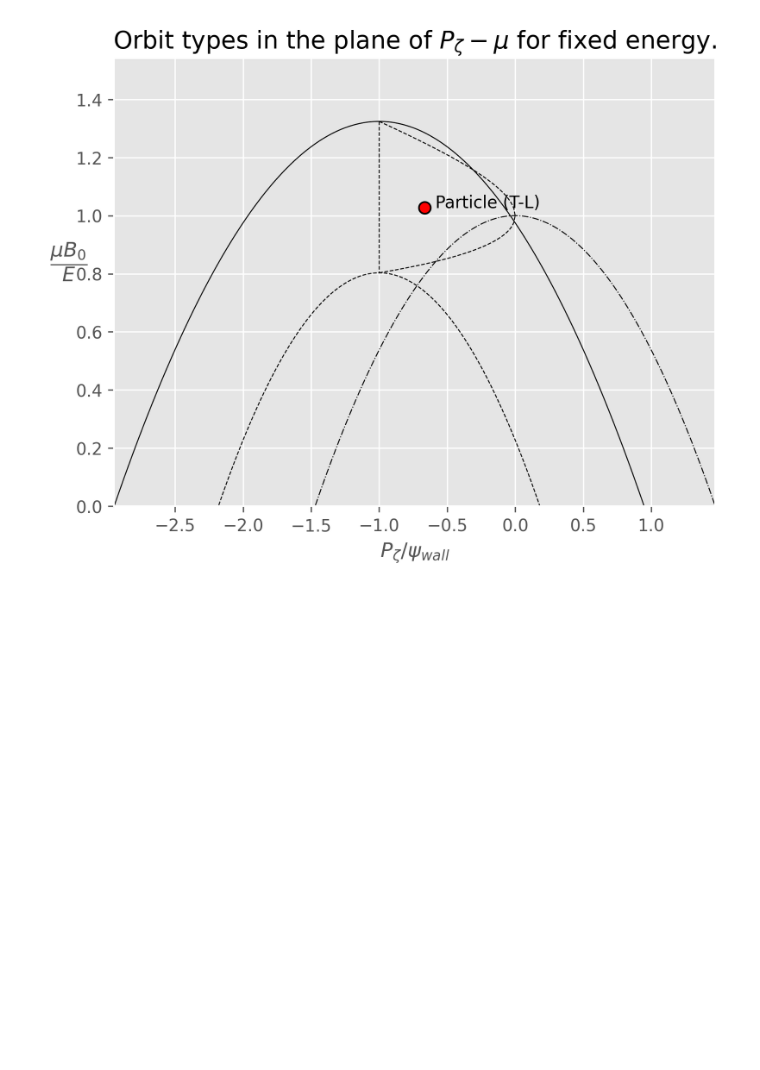
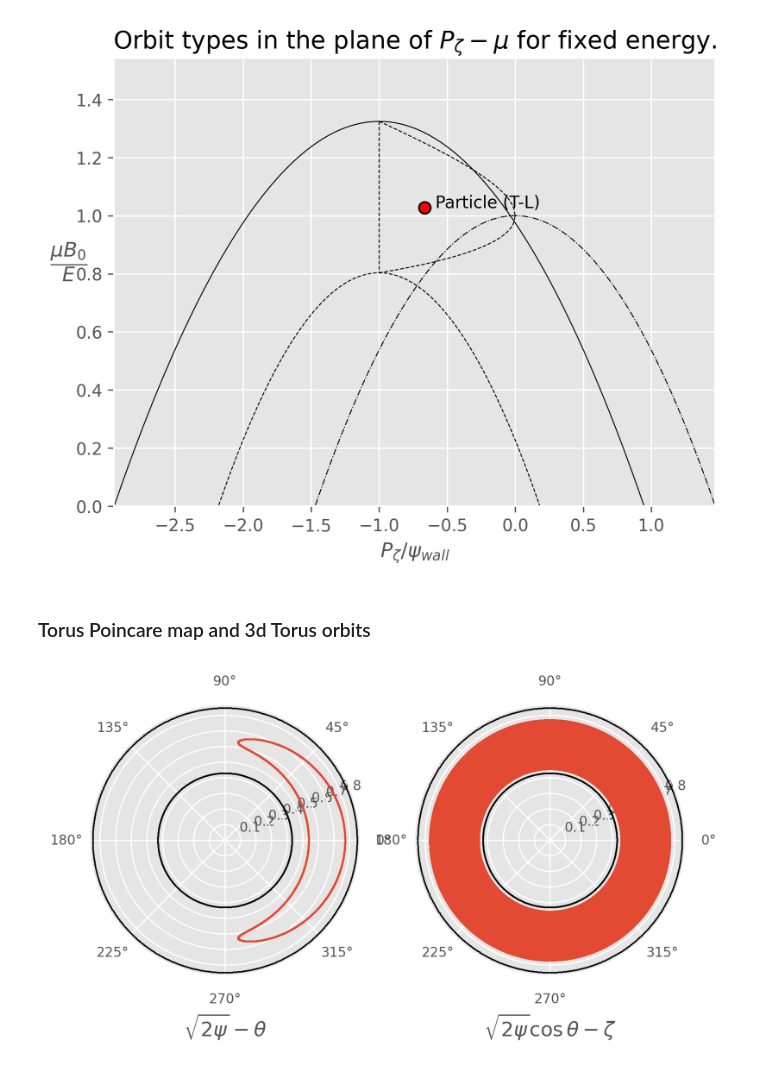
Before and after one commit to PlasmaPhy/guiding-center-motion, a Jupyter notebook: Notebook.ipynb, the cells around one changed output. Saved outputs shown, nothing was run; the diff lists cells and outputs as text; code cells hidden in the pictures; blank space fills up the shorter version.

```diff
--- a/Notebook.ipynb
+++ b/Notebook.ipynb
@@ -110,3 +110,9 @@ Parabolas_plot.plot_tp_boundary()
 cwp.plot_orbit_type_point()
 # %% [output]
 [figure]
+# %% [markdown]
+### Torus Poincare map and 3d Torus orbits
+# %%
+cwp.plot_torus2d(100)
+# %% [output]
+[figure, added]
```
Also changed, not shown: parts of 5 cells of this notebook.
